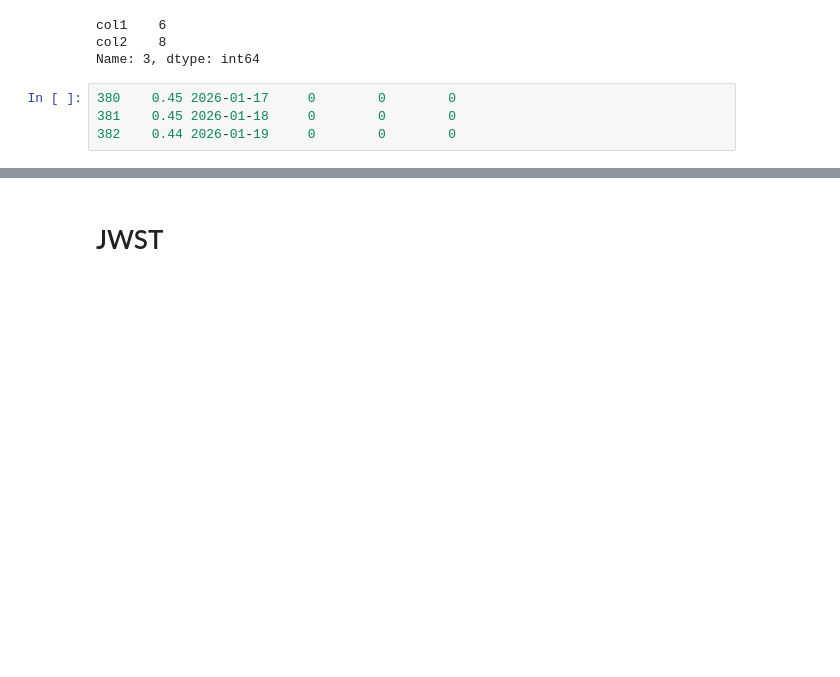
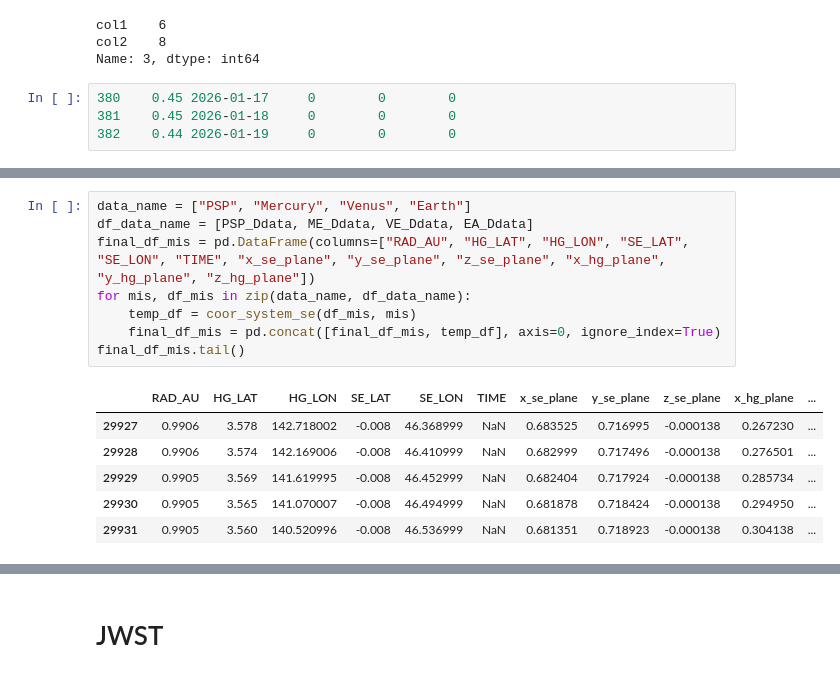
Before and after one commit to iDelfin/ParkerSP_Data_information, a Jupyter notebook: dataExploration.ipynb, the cells around one changed output, grey strips where cells are left out. Saved outputs shown, nothing was run; the diff lists cells and outputs as text; blank space fills up the shorter version.

```diff
--- a/dataExploration.ipynb
+++ b/dataExploration.ipynb
@@ -598,0 +628,15 @@ Name: 3, dtype: int64
+# %%
+data_name = ["PSP", "Mercury", "Venus", "Earth"]
+df_data_name = [PSP_Ddata, ME_Ddata, VE_Ddata, EA_Ddata]
+final_df_mis = pd.DataFrame(columns=["RAD_AU", "HG_LAT", "HG_LON", "SE_LAT", "SE_LON", "TIME", "x_se_plane", "y_se_plane", "z_se_plane", "x_hg_plane", "y_hg_plane", "z_hg_plane"])
+for mis, df_mis in zip(data_name, df_data_name):
+    temp_df = coor_system_se(df_mis, mis)
+    final_df_mis = pd.concat([final_df_mis, temp_df], axis=0, ignore_index=True)
+final_df_mis.tail()
+# %% [output]
+|  | RAD_AU | HG_LAT | HG_LON | SE_LAT | SE_LON | TIME | x_se_plane | y_se_plane | z_se_plane | x_hg_plane | ... |
+| 29927 | 0.9906 | 3.578 | 142.718002 | -0.008 | 46.368999 | NaN | 0.683525 | 0.716995 | -0.000138 | 0.267230 | ... |
+| 29928 | 0.9906 | 3.574 | 142.169006 | -0.008 | 46.410999 | NaN | 0.682999 | 0.717496 | -0.000138 | 0.276501 | ... |
+| 29929 | 0.9905 | 3.569 | 141.619995 | -0.008 | 46.452999 | NaN | 0.682404 | 0.717924 | -0.000138 | 0.285734 | ... |
+| 29930 | 0.9905 | 3.565 | 141.070007 | -0.008 | 46.494999 | NaN | 0.681878 | 0.718424 | -0.000138 | 0.294950 | ... |
+| 29931 | 0.9905 | 3.560 | 140.520996 | -0.008 | 46.536999 | NaN | 0.681351 | 0.718923 | -0.000138 | 0.304138 | ... |
```
Also changed, not shown: parts of 7 cells of this notebook.
